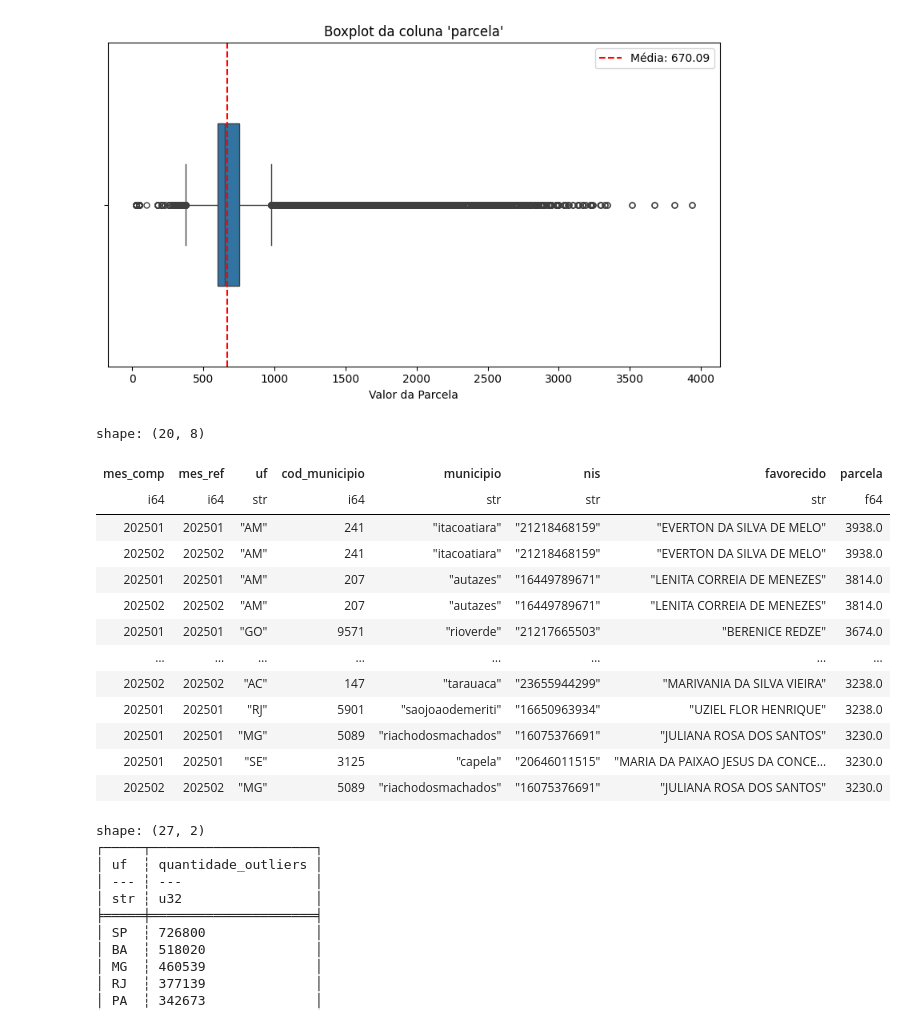
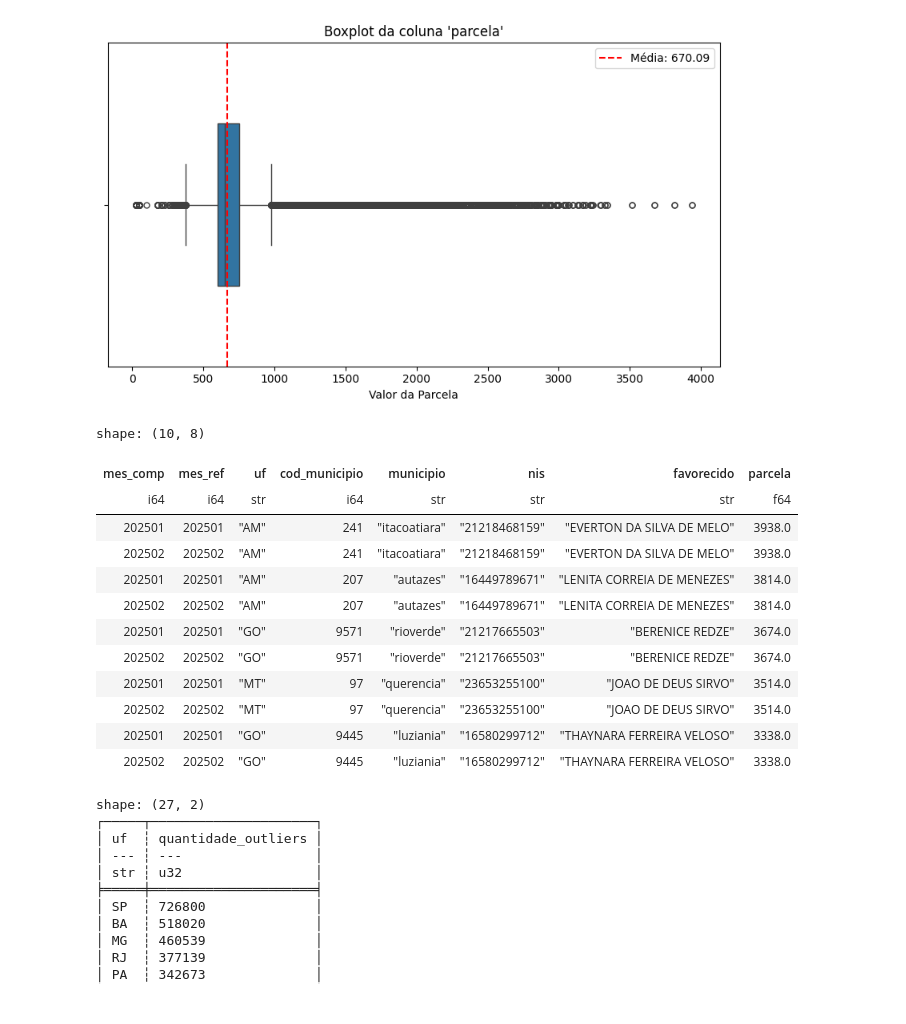
Before and after one commit to Andrerod15/treinamentos-conteudo, a Jupyter notebook: bolsafamilia.ipynb, the cells around one changed output. Cells and saved outputs as stored; diff of their text form; code cells hidden in the pictures.

```diff
--- a/bolsafamilia.ipynb
+++ b/bolsafamilia.ipynb
@@ -438,22 +412,21 @@ plt.show()
 # %% [output]
 [figure]
 # %%
-#verifica os 20 maiores valores da coluna:
+#verifica os 10 maiores valores da coluna:
 
-df_bolsapl_lazy.sort("parcela", descending=True).limit(20).collect()
+df_bolsapl_lazy.sort("parcela", descending=True).limit(10).collect()
 # %% [output]
-shape: (20, 8)
+shape: (10, 8)
 | mes_comp | mes_ref | uf | cod_municipio | municipio | nis | favorecido | parcela |
 | i64 | i64 | str | i64 | str | str | str | f64 |
 | 202501 | 202501 | "AM" | 241 | "itacoatiara" | "21218468159" | "EVERTON DA SILVA DE MELO" | 3938.0 |
 | 202502 | 202502 | "AM" | 241 | "itacoatiara" | "21218468159" | "EVERTON DA SILVA DE MELO" | 3938.0 |
 | 202501 | 202501 | "AM" | 207 | "autazes" | "16449789671" | "LENITA CORREIA DE MENEZES" | 3814.0 |
 | 202502 | 202502 | "AM" | 207 | "autazes" | "16449789671" | "LENITA CORREIA DE MENEZES" | 3814.0 |
 | 202501 | 202501 | "GO" | 9571 | "rioverde" | "21217665503" | "BERENICE REDZE" | 3674.0 |
-| … | … | … | … | … | … | … | … |
-| 202502 | 202502 | "AC" | 147 | "tarauaca" | "23655944299" | "MARIVANIA DA SILVA VIEIRA" | 3238.0 |
-| 202501 | 202501 | "RJ" | 5901 | "saojoaodemeriti" | "16650963934" | "UZIEL FLOR HENRIQUE" | 3238.0 |
-| 202501 | 202501 | "MG" | 5089 | "riachodosmachados" | "16075376691" | "JULIANA ROSA DOS SANTOS" | 3230.0 |
-| 202501 | 202501 | "SE" | 3125 | "capela" | "20646011515" | "MARIA DA PAIXAO JESUS DA CONCE… | 3230.0 |
-| 202502 | 202502 | "MG" | 5089 | "riachodosmachados" | "16075376691" | "JULIANA ROSA DOS SANTOS" | 3230.0 |
+| 202502 | 202502 | "GO" | 9571 | "rioverde" | "21217665503" | "BERENICE REDZE" | 3674.0 |
+| 202501 | 202501 | "MT" | 97 | "querencia" | "23653255100" | "JOAO DE DEUS SIRVO" | 3514.0 |
+| 202502 | 202502 | "MT" | 97 | "querencia" | "23653255100" | "JOAO DE DEUS SIRVO" | 3514.0 |
+| 202501 | 202501 | "GO" | 9445 | "luziania" | "16580299712" | "THAYNARA FERREIRA VELOSO" | 3338.0 |
+| 202502 | 202502 | "GO" | 9445 | "luziania" | "16580299712" | "THAYNARA FERREIRA VELOSO" | 3338.0 |
 # %%
```
Also changed, not shown: parts of 11 cells of this notebook.
